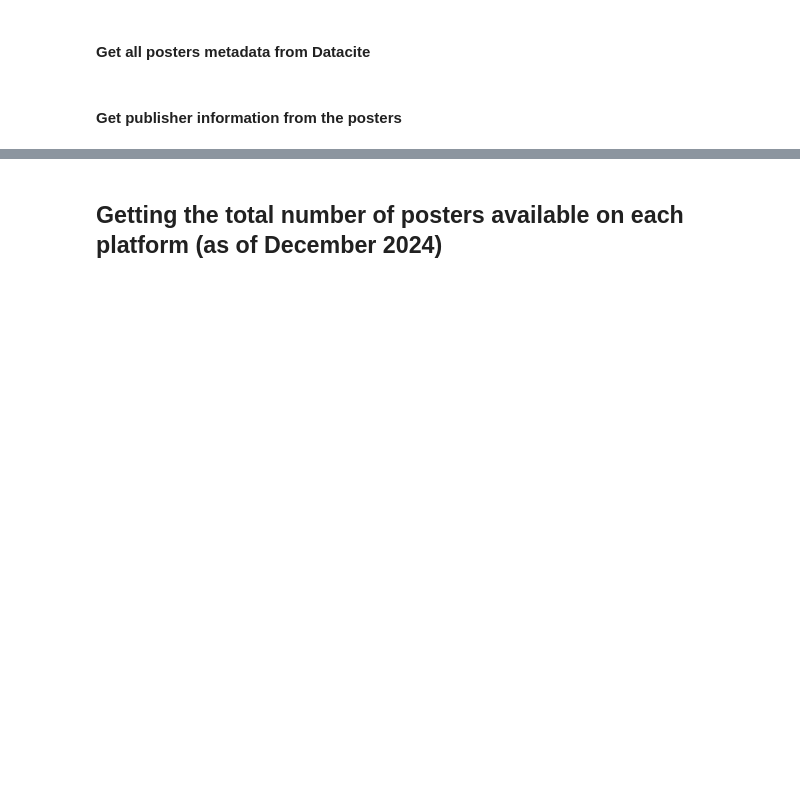
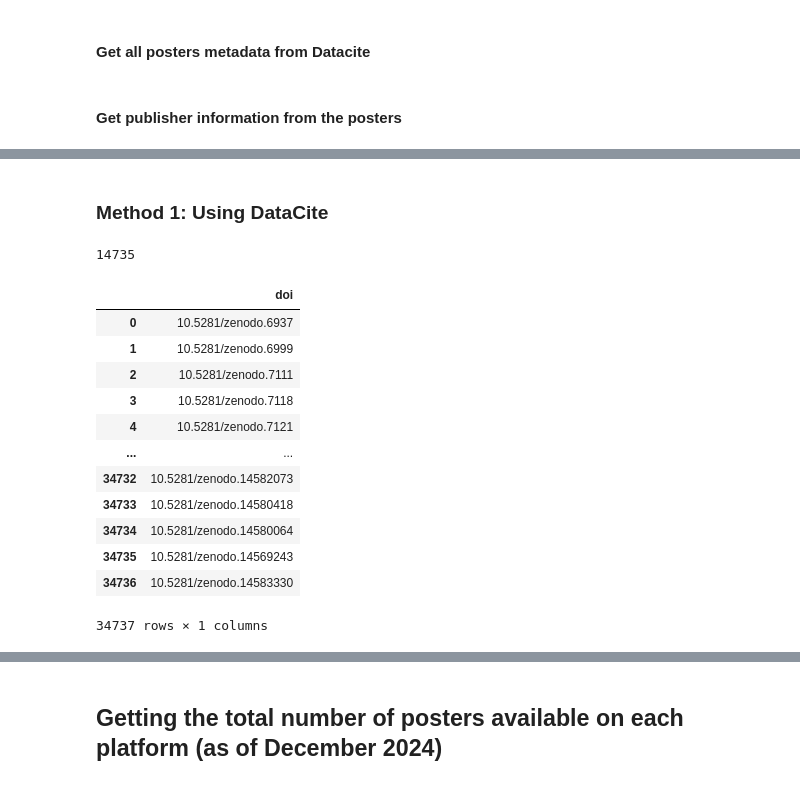
Before and after one commit to fairdataihub/poster-sharing-reuse-paper-code, a Jupyter notebook: find-posters.ipynb, the cells around one changed output, grey strips where cells are left out. Saved outputs shown, nothing was run; the diff lists cells and outputs as text; code cells hidden in the pictures; blank space fills up the shorter version.

Commit message:
feat: datacite based count

```diff
--- a/find-posters.ipynb
+++ b/find-posters.ipynb
@@ -146,0 +149,6 @@ df.to_csv("outputs/find-posters/find-posters-datacite.csv", index=False)
+# %% [markdown]
+### Method 1: Using DataCite
+# %%
+# load data
+with open("outputs/datacite.json", "r", encoding="utf-8") as file:
+    results = json.load(file)
@@ -146,0 +157,37 @@ df.to_csv("outputs/find-posters/find-posters-datacite.csv", index=False)
+# %%
+cliend_id_interest = "cern.zenodo"
+count = 0
+doi_list = []
+for result in results.values():
+    client_id = result["relationships"]["client"]["data"]["id"]
+    if client_id == cliend_id_interest:
+        versionOfCount = result["attributes"]["versionOfCount"]
+        versionCount = result["attributes"]["versionCount"]
+        created_date = result["attributes"]["created"]
+        create_year = datetime.fromisoformat(created_date).year
+        if versionOfCount == 1:
+            if create_year <2025:
+                count+=1
+                result_zenodo = result
+                doi_list.append(result["id"])
+print(count)
+# %% [output]
+14735
+# %%
+df_dois = pd.DataFrame({"doi":doi_list})
+# %%
+display(df_dois)
+# %% [output]
+|  | doi |
+| 0 | 10.5281/zenodo.6937 |
+| 1 | 10.5281/zenodo.6999 |
+| 2 | 10.5281/zenodo.7111 |
+| 3 | 10.5281/zenodo.7118 |
+| 4 | 10.5281/zenodo.7121 |
+| ... | ... |
+| 34732 | 10.5281/zenodo.14582073 |
+| 34733 | 10.5281/zenodo.14580418 |
+| 34734 | 10.5281/zenodo.14580064 |
+| 34735 | 10.5281/zenodo.14569243 |
+| 34736 | 10.5281/zenodo.14583330 |
+34737 rows × 1 columns
```
Also changed, not shown: parts of 5 cells of this notebook.
